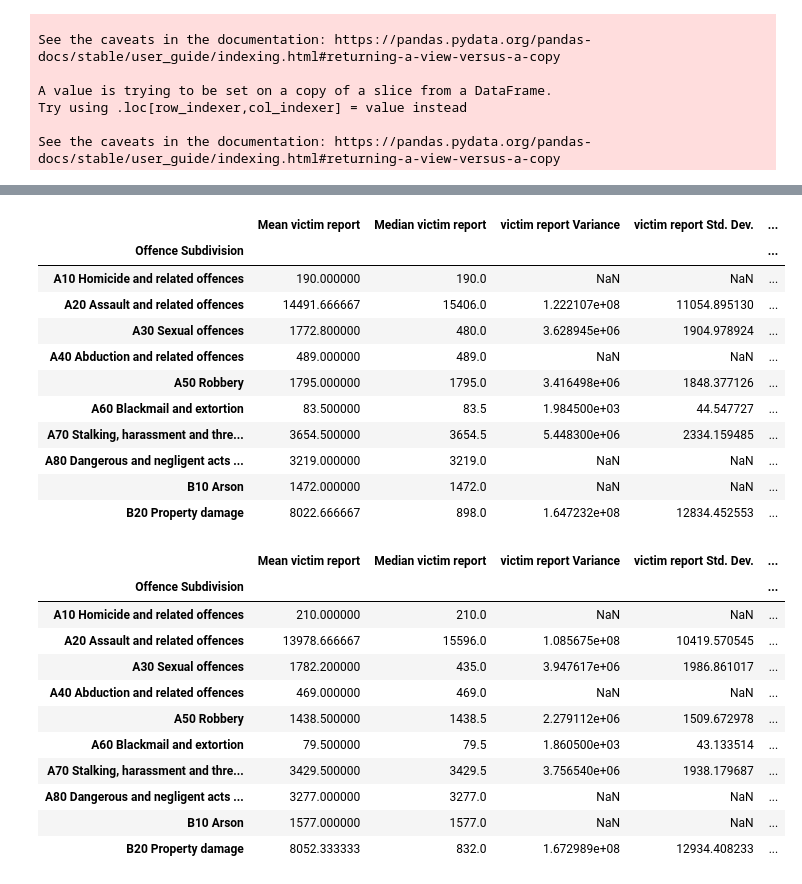
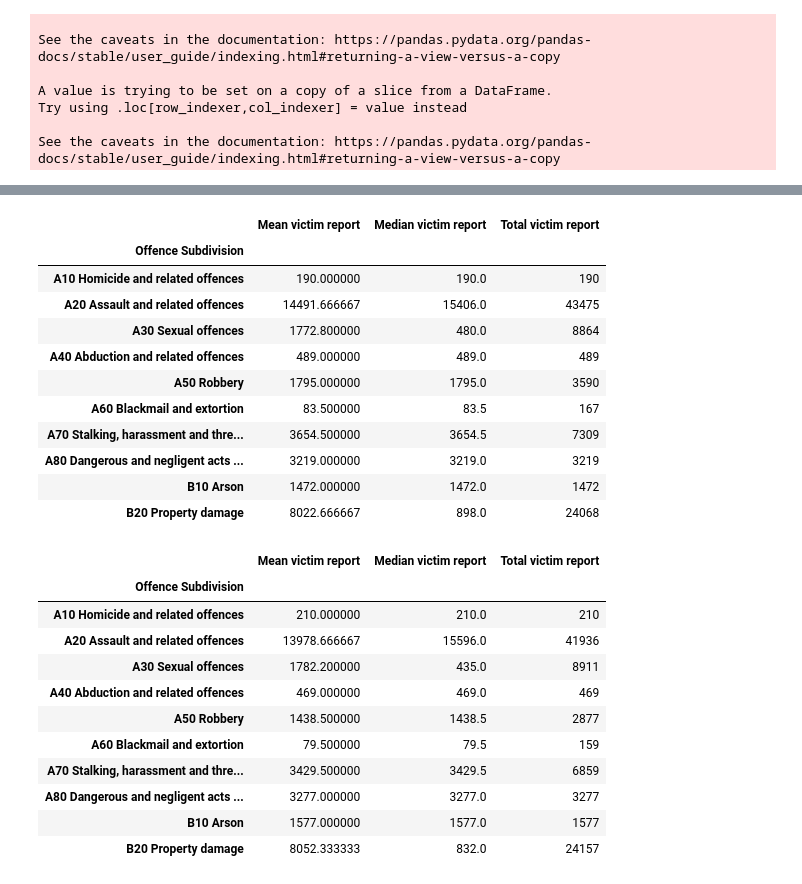
Before and after one commit to LKDSOUZA/Project-1, a Jupyter notebook: Project_1_A.ipynb, the cells around one changed output, grey strips where cells are left out. Saved outputs shown, nothing was run; the diff lists cells and outputs as text; code cells hidden in the pictures.

```diff
--- a/Project_1_A.ipynb
+++ b/Project_1_A.ipynb
@@ -118,61 +112,56 @@ statistics_summary_20.head(10)
 # %%
 statistics_raw_data_19=crime_data_19.copy()
 
 victim_report_mean_19=statistics_raw_data_19.groupby(['Offence Subdivision'])["Victim Reports"].mean()
 victim_report_median_19=statistics_raw_data_19.groupby(['Offence Subdivision'])["Victim Reports"].median()
-victim_report_variance_19=statistics_raw_data_19.groupby(['Offence Subdivision'])["Victim Reports"].var()
-victim_report_sd_19=statistics_raw_data_19.groupby(['Offence Subdivision'])["Victim Reports"].std()
-victim_report_SEM_19=statistics_raw_data_19.groupby(['Offence Subdivision'])["Victim Reports"].sem()
+victim_report_sum_19=statistics_raw_data_19.groupby(['Offence Subdivision'])["Victim Reports"].sum()
+
 
 statistics_summary_19 = pd.DataFrame({"Mean victim report": victim_report_mean_19,
                                   "Median victim report": victim_report_median_19,
-                                  "victim report Variance": victim_report_variance_19,
-                                  "victim report Std. Dev.": victim_report_sd_19,
-                                  "victim report Std. Err." : victim_report_SEM_19,
+                                  "Total victim report": victim_report_sum_19,
 
                                  })
 statistics_summary_19.head(10)
 # %% [output]
-|  | Mean victim report | Median victim report | victim report Variance | victim report Std. Dev. | ... |
-| Offence Subdivision |  |  |  |  | ... |
-| A10 Homicide and related offences | 190.000000 | 190.0 | NaN | NaN | ... |
-| A20 Assault and related offences | 14491.666667 | 15406.0 | 1.222107e+08 | 11054.895130 | ... |
-| A30 Sexual offences | 1772.800000 | 480.0 | 3.628945e+06 | 1904.978924 | ... |
-| A40 Abduction and related offences | 489.000000 | 489.0 | NaN | NaN | ... |
-| A50 Robbery | 1795.000000 | 1795.0 | 3.416498e+06 | 1848.377126 | ... |
-| A60 Blackmail and extortion | 83.500000 | 83.5 | 1.984500e+03 | 44.547727 | ... |
-| A70 Stalking, harassment and thre... | 3654.500000 | 3654.5 | 5.448300e+06 | 2334.159485 | ... |
-| A80 Dangerous and negligent acts ... | 3219.000000 | 3219.0 | NaN | NaN | ... |
-| B10 Arson | 1472.000000 | 1472.0 | NaN | NaN | ... |
-| B20 Property damage | 8022.666667 | 898.0 | 1.647232e+08 | 12834.452553 | ... |
+|  | Mean victim report | Median victim report | Total victim report |
+| Offence Subdivision |  |  |  |
+| A10 Homicide and related offences | 190.000000 | 190.0 | 190 |
+| A20 Assault and related offences | 14491.666667 | 15406.0 | 43475 |
+| A30 Sexual offences | 1772.800000 | 480.0 | 8864 |
+| A40 Abduction and related offences | 489.000000 | 489.0 | 489 |
+| A50 Robbery | 1795.000000 | 1795.0 | 3590 |
+| A60 Blackmail and extortion | 83.500000 | 83.5 | 167 |
+| A70 Stalking, harassment and thre... | 3654.500000 | 3654.5 | 7309 |
+| A80 Dangerous and negligent acts ... | 3219.000000 | 3219.0 | 3219 |
+| B10 Arson | 1472.000000 | 1472.0 | 1472 |
+| B20 Property damage | 8022.666667 | 898.0 | 24068 |
 # %%
 statistics_raw_data_18=crime_data_18.copy()
 
 victim_report_mean_18=statistics_raw_data_18.groupby(['Offence Subdivision'])["Victim Reports"].mean()
 victim_report_median_18=statistics_raw_data_18.groupby(['Offence Subdivision'])["Victim Reports"].median()
-victim_report_variance_18=statistics_raw_data_18.groupby(['Offence Subdivision'])["Victim Reports"].var()
-victim_report_sd_18=statistics_raw_data_18.groupby(['Offence Subdivision'])["Victim Reports"].std()
-victim_report_SEM_18=statistics_raw_data_18.groupby(['Offence Subdivision'])["Victim Reports"].sem()
+victim_report_sum_18=statistics_raw_data_18.groupby(['Offence Subdivision'])["Victim Reports"].sum()
+
 
 statistics_summary_18 = pd.DataFrame({"Mean victim report": victim_report_mean_18,
                                   "Median victim report": victim_report_median_18,
-                                  "victim report Variance": victim_report_variance_18,
-                                  "victim report Std. Dev.": victim_report_sd_18,
-                                  "victim report Std. Err." : victim_report_SEM_18,
+                                  "Total victim report": victim_report_sum_18,
+
 
                                  })
 statistics_summary_18.head(10)
 # %% [output]
-|  | Mean victim report | Median victim report | victim report Variance | victim report Std. Dev. | ... |
-| Offence Subdivision |  |  |  |  | ... |
-| A10 Homicide and related offences | 210.000000 | 210.0 | NaN | NaN | ... |
-| A20 Assault and related offences | 13978.666667 | 15596.0 | 1.085675e+08 | 10419.570545 | ... |
-| A30 Sexual offences | 1782.200000 | 435.0 | 3.947617e+06 | 1986.861017 | ... |
-| A40 Abduction and related offences | 469.000000 | 469.0 | NaN | NaN | ... |
-| A50 Robbery | 1438.500000 | 1438.5 | 2.279112e+06 | 1509.672978 | ... |
-| A60 Blackmail and extortion | 79.500000 | 79.5 | 1.860500e+03 | 43.133514 | ... |
-| A70 Stalking, harassment and thre... | 3429.500000 | 3429.5 | 3.756540e+06 | 1938.179687 | ... |
-| A80 Dangerous and negligent acts ... | 3277.000000 | 3277.0 | NaN | NaN | ... |
-| B10 Arson | 1577.000000 | 1577.0 | NaN | NaN | ... |
-| B20 Property damage | 8052.333333 | 832.0 | 1.672989e+08 | 12934.408233 | ... |
+|  | Mean victim report | Median victim report | Total victim report |
+| Offence Subdivision |  |  |  |
+| A10 Homicide and related offences | 210.000000 | 210.0 | 210 |
+| A20 Assault and related offences | 13978.666667 | 15596.0 | 41936 |
+| A30 Sexual offences | 1782.200000 | 435.0 | 8911 |
+| A40 Abduction and related offences | 469.000000 | 469.0 | 469 |
+| A50 Robbery | 1438.500000 | 1438.5 | 2877 |
+| A60 Blackmail and extortion | 79.500000 | 79.5 | 159 |
+| A70 Stalking, harassment and thre... | 3429.500000 | 3429.5 | 6859 |
+| A80 Dangerous and negligent acts ... | 3277.000000 | 3277.0 | 3277 |
+| B10 Arson | 1577.000000 | 1577.0 | 1577 |
+| B20 Property damage | 8052.333333 | 832.0 | 24157 |
 # %%
```
Also changed, not shown: parts of 8 cells of this notebook, 4 other files.
